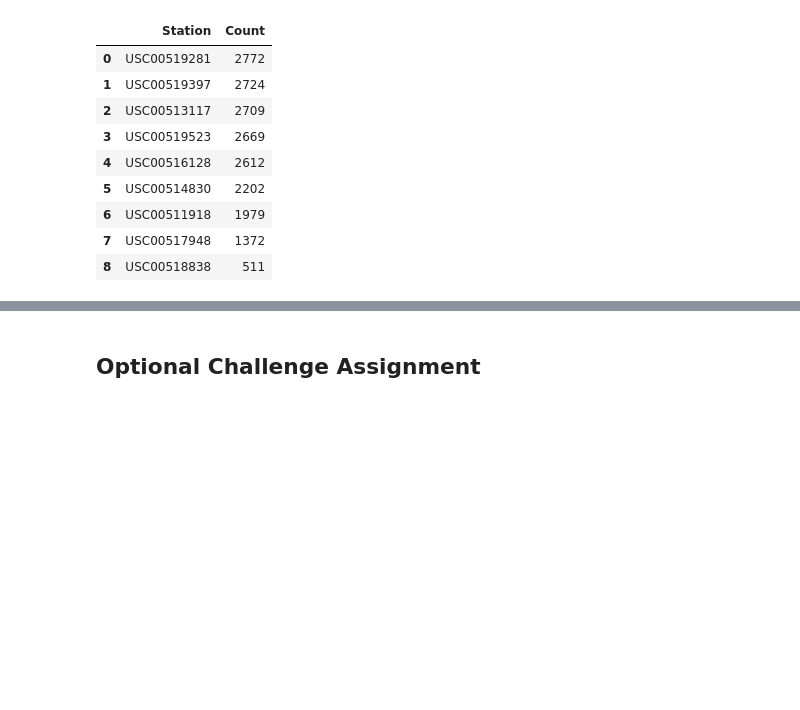
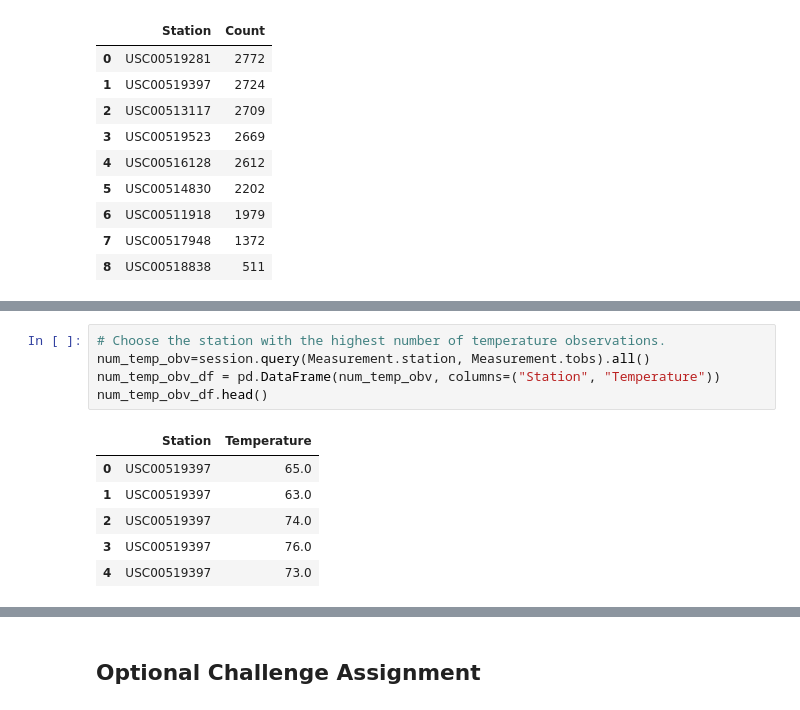
Before and after one commit to shaunclarke2333/Data-Storage-and-Retrieval, a Jupyter notebook: climate_starter.ipynb, the cells around one changed output, grey strips where cells are left out. Drawn from its saved outputs; the diff is of its cells as text; blank space fills up the shorter version.

```diff
--- a/climate_starter.ipynb
+++ b/climate_starter.ipynb
@@ -195,0 +184,12 @@ temp_specs
+# %%
+# Choose the station with the highest number of temperature observations.
+num_temp_obv=session.query(Measurement.station, Measurement.tobs).all()
+num_temp_obv_df = pd.DataFrame(num_temp_obv, columns=("Station", "Temperature"))
+num_temp_obv_df.head()
+# %% [output]
+|  | Station | Temperature |
+| 0 | USC00519397 | 65.0 |
+| 1 | USC00519397 | 63.0 |
+| 2 | USC00519397 | 74.0 |
+| 3 | USC00519397 | 76.0 |
+| 4 | USC00519397 | 73.0 |
```
Also changed, not shown: parts of 17 cells of this notebook.
